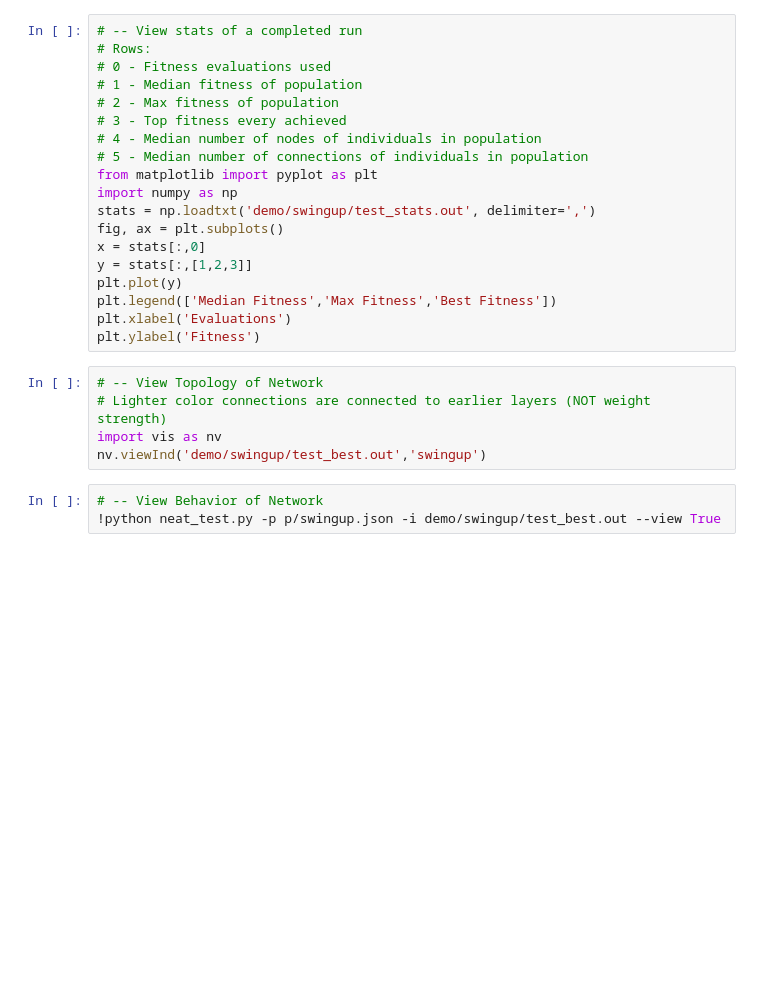
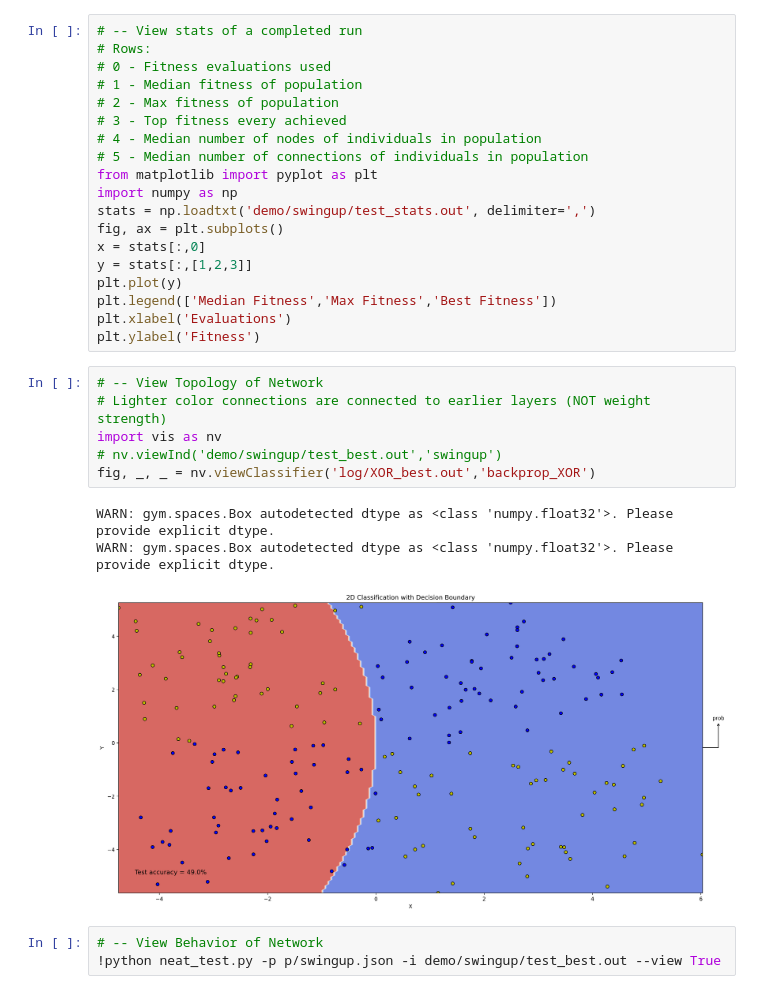
Before and after one commit to mydcxiao/BackpropNEAT_Gym, a Jupyter notebook: prettyNEAT_demo.ipynb, the cells around one changed output. Cells and saved outputs as stored; diff of their text form; blank space fills up the shorter version.

Commit message:
fix viewClassifier

```diff
--- a/prettyNEAT_demo.ipynb
+++ b/prettyNEAT_demo.ipynb
@@ -27,8 +27,13 @@ plt.ylabel('Fitness')
 # %%
 # -- View Topology of Network
 # Lighter color connections are connected to earlier layers (NOT weight strength)
 import vis as nv
-nv.viewInd('demo/swingup/test_best.out','swingup')
+# nv.viewInd('demo/swingup/test_best.out','swingup')
+fig, _, _ = nv.viewClassifier('log/XOR_best.out','backprop_XOR')
+# %% [output]
+WARN: gym.spaces.Box autodetected dtype as <class 'numpy.float32'>. Please provide explicit dtype.
+WARN: gym.spaces.Box autodetected dtype as <class 'numpy.float32'>. Please provide explicit dtype.
+[figure, added]
 # %%
 # -- View Behavior of Network
 !python neat_test.py -p p/swingup.json -i demo/swingup/test_best.out --view True
```
Also changed, not shown: 3 other files.
